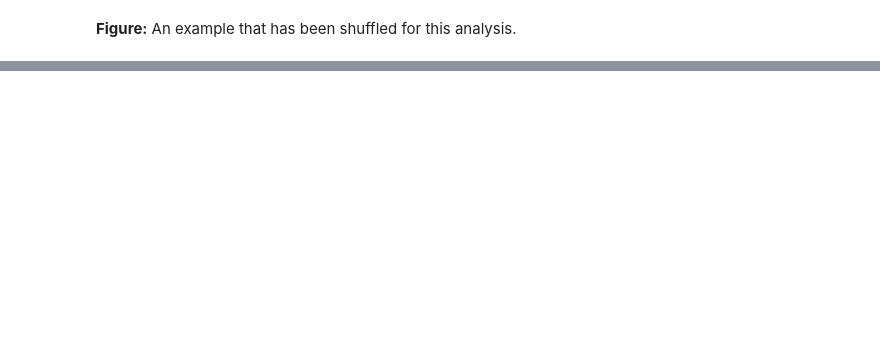
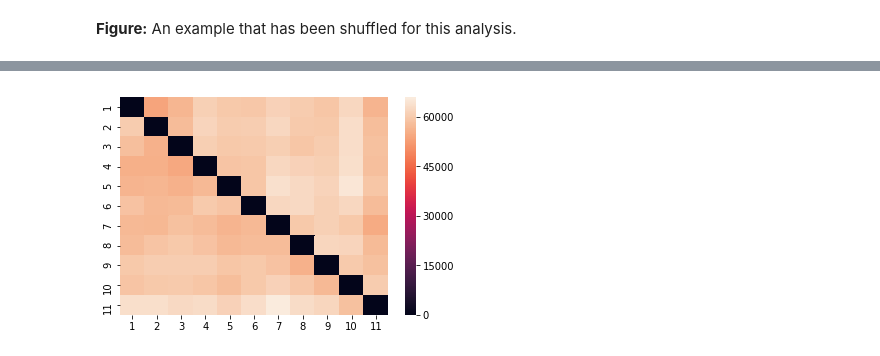
Before and after one commit to melisatallis/falco_problemita, a Jupyter notebook: unshuffle.ipynb, the cells around one changed output, grey strips where cells are left out. Cells and saved outputs as stored; diff of their text form; code cells hidden in the pictures; blank space fills up the shorter version.

```diff
--- a/unshuffle.ipynb
+++ b/unshuffle.ipynb
@@ -158,4 +124,0 @@ Afterwards, we repeat the analysis on the remaining channels. We´ll end up with
-# %%
-new_sequence = {} # keys: r,b,g
-for i in sequence:
-    print()
@@ -166,0 +130,16 @@ for
+# %%
+import scipy.spatial.distance as dist
+
+def euclidean(arr1, arr2):
+    return dist.euclidean(arr1, arr2)
+
+def sqeuclidean(arr1, arr2):
+    return dist.sqeuclidean(arr1, arr2)
+
+def correlation(arr1, arr2):
+    return dist.correlation(arr1, arr2)
+
+def cosine(arr1, arr2):
+    return dist.cosine(arr1, arr2)
+
+similarity_functions = [euclidean, sqeuclidean, correlation, cosine]
@@ -166,0 +164,26 @@ for
+# %%
+import itertools
+
+n = len(sequence)
+dict_sim_scores = {}
+iseq = list(range(1,n+1))
+#combinations = list(itertools.combinations(iseq, 2)) # unique combinations
+combinations = list(itertools.permutations(iseq, 2)) # all possible combinations
+
+f, ax = plt.subplots(1,3,figsize=(7,5))
+for s in similarity_functions:
+    for i in combinations:
+        reference_image = sequence[i[0]]
+        test_image = sequence[i[1]]
+        dict_sim_scores[i] = euclidean(reference_image.flatten(), test_image.flatten())
+# %%
+import pandas as pd
+import seaborn as sb
+
+ser = pd.Series(list(dict_sim_scores.values()),
+                  index=pd.MultiIndex.from_tuples(dict_sim_scores.keys()))
+
+df = ser.unstack().fillna(0)
+sb.heatmap(df)
+# %% [output]
+[figure, added]
```
Also changed, not shown: parts of 19 cells of this notebook, 14 other files.
